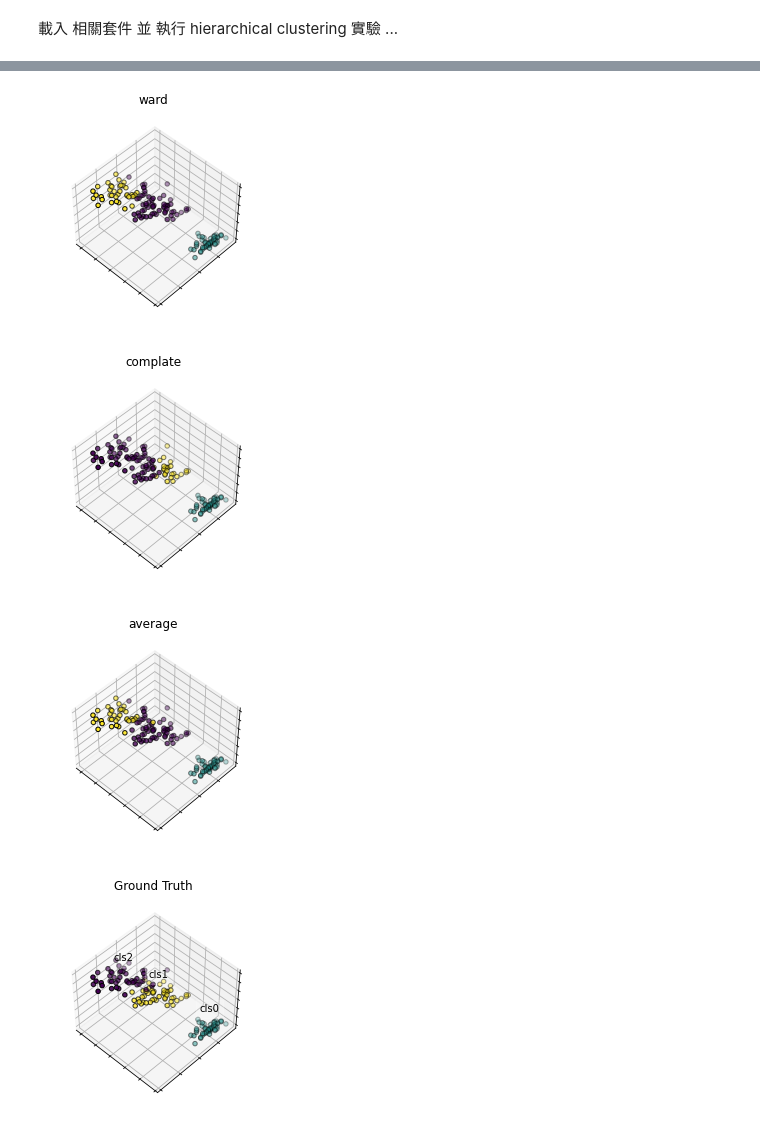
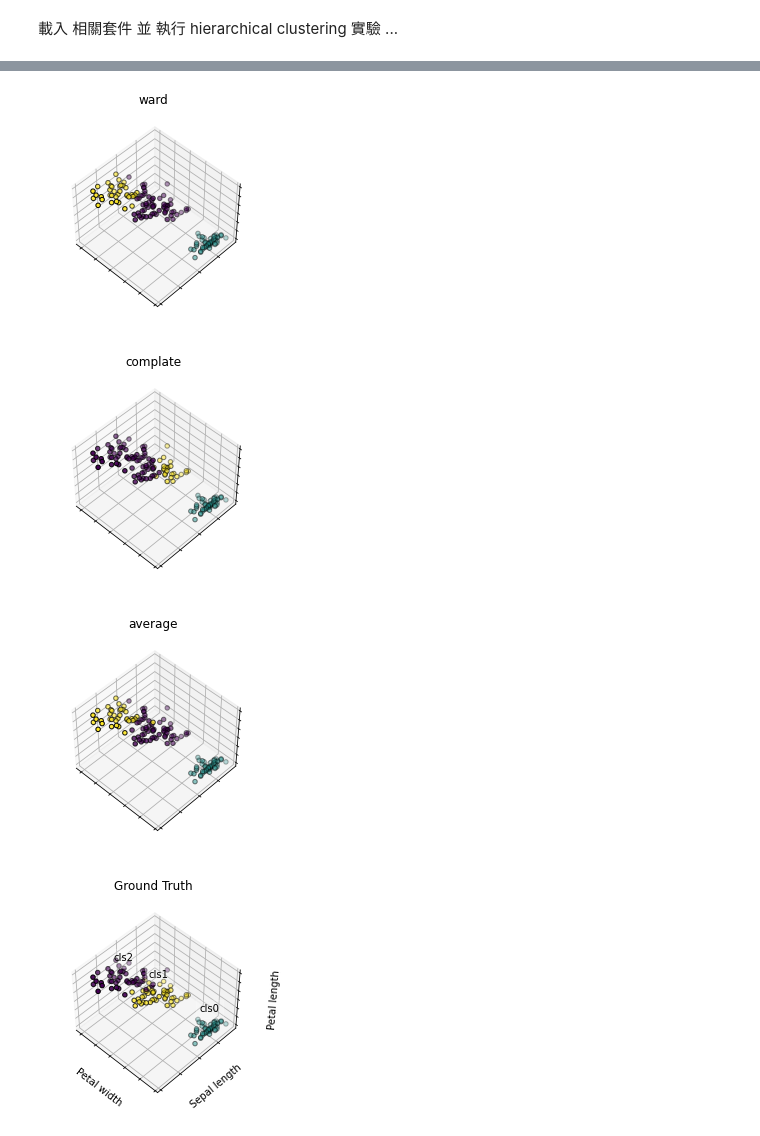
Before and after one commit to tfc1524/ML100Days, a Jupyter notebook: homework/Day_057/Day_057_HW.ipynb, the cells around one changed output, grey strips where cells are left out. Cells and saved outputs as stored; diff of their text form; code cells hidden in the pictures.

```diff
--- a/homework/Day_057/Day_057_HW.ipynb
+++ b/homework/Day_057/Day_057_HW.ipynb
@@ -56,31 +56,34 @@ for name, label in [('cls0', 0),
                     ('cls1', 1),
                     ('cls2', 2)]:
     ax.text3D(X[y == label, 3].mean(),
               X[y == label, 0].mean(),
               X[y == label, 2].mean() + 2, name,
               horizontalalignment='center',
               bbox=dict(alpha=.2, edgecolor='w', facecolor='w'))
 # Reorder the labels to have colors matching the cluster results
 y = np.choose(y, [1, 2, 0]).astype(np.float)
 ax.scatter(X[:, 3], X[:, 0], X[:, 2], c=y, edgecolor='k')
 
 ax.w_xaxis.set_ticklabels([])
 ax.w_yaxis.set_ticklabels([])
 ax.w_zaxis.set_ticklabels([])
+ax.set_xlabel('Petal width')
+ax.set_ylabel('Sepal length')
+ax.set_zlabel('Petal length')
 ax.set_title('Ground Truth')
 ax.dist = 12
 
 #fig.show()
 # %% [output]
 Deprecated in NumPy 1.20; for more details and guidance: https://numpy.org/devdocs/release/1.20.0-notes.html#deprecations
   c=labels.astype(np.float), edgecolor='k')
 Deprecated in NumPy 1.20; for more details and guidance: https://numpy.org/devdocs/release/1.20.0-notes.html#deprecations
   c=labels.astype(np.float), edgecolor='k')
 Deprecated in NumPy 1.20; for more details and guidance: https://numpy.org/devdocs/release/1.20.0-notes.html#deprecations
   c=labels.astype(np.float), edgecolor='k')
 Deprecated in NumPy 1.20; for more details and guidance: https://numpy.org/devdocs/release/1.20.0-notes.html#deprecations
   y = np.choose(y, [1, 2, 0]).astype(np.float)
 [figure]
 [figure]
 [figure]
-[figure, old version]
+[figure, new version]
```
